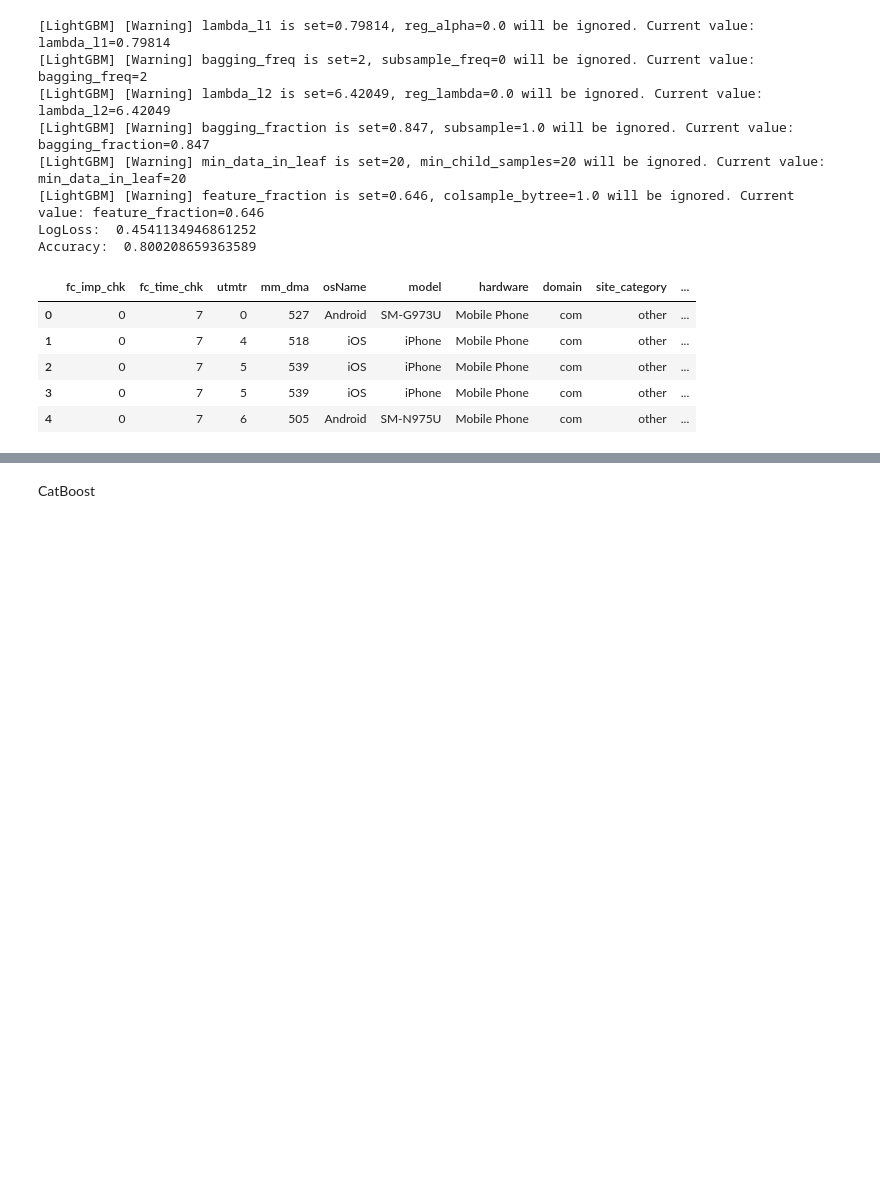
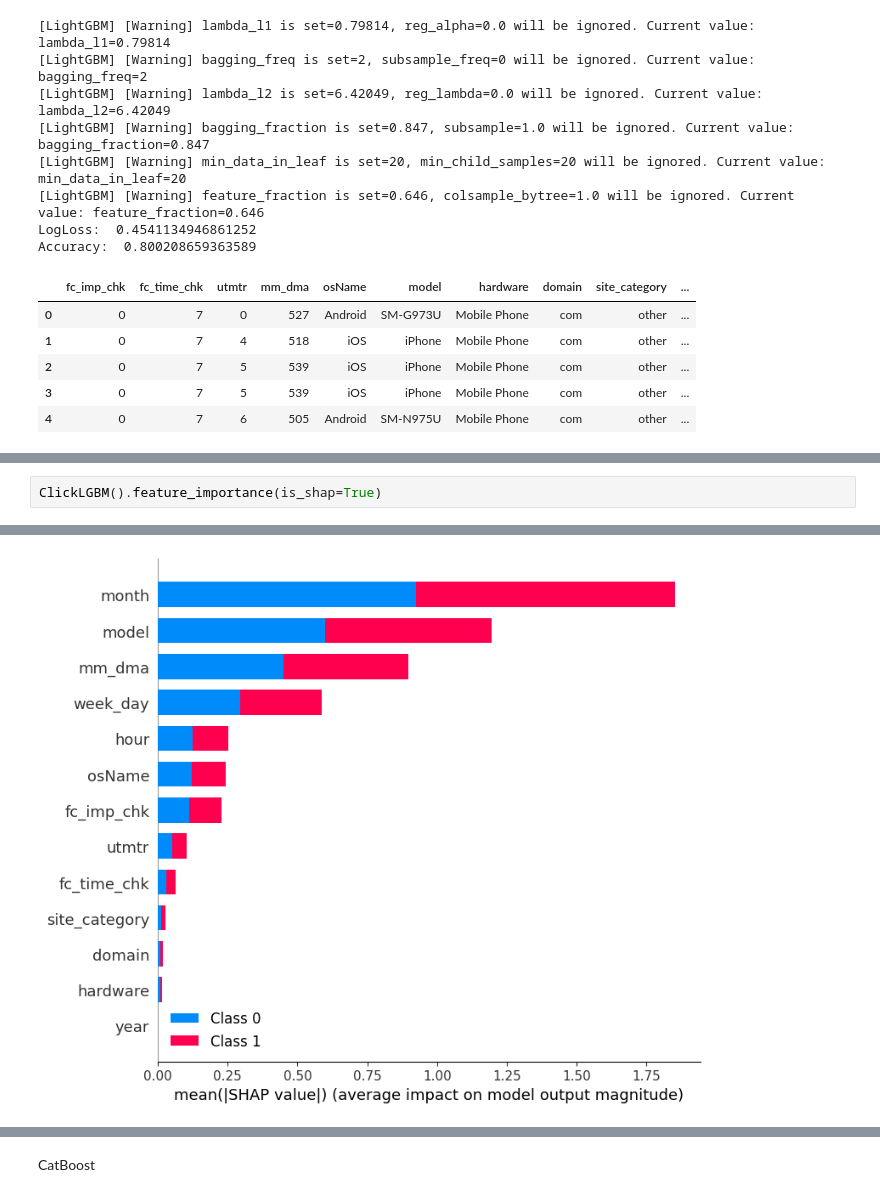
Before and after one commit to victoria-lokteva/LLM-test-task, a Jupyter notebook: ctr.ipynb, the cells around one changed output, grey strips where cells are left out. Saved outputs shown, nothing was run; the diff lists cells and outputs as text; blank space fills up the shorter version.

Commit message:
add shap values, first draft

```diff
--- a/ctr.ipynb
+++ b/ctr.ipynb
@@ -240,0 +206,3 @@ experiments.head()
+# %%
+ClickLGBM().feature_importance(is_shap=True)
+# %% [output]
@@ -240,0 +226 @@ experiments.head()
+[figure, added]
```
Also changed, not shown: parts of 11 cells of this notebook, 3 other files.
